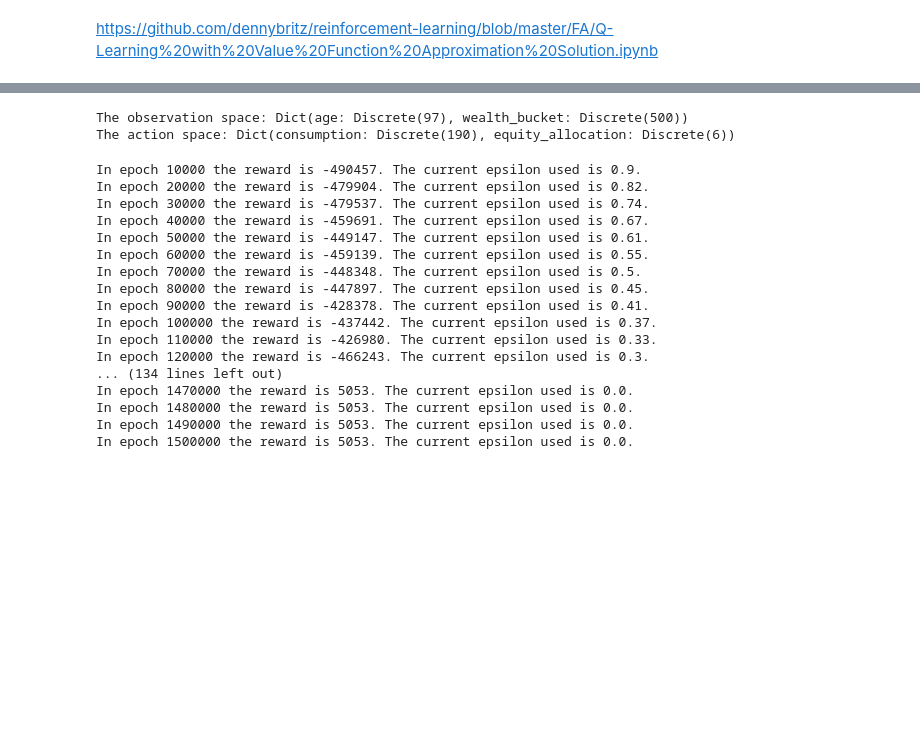
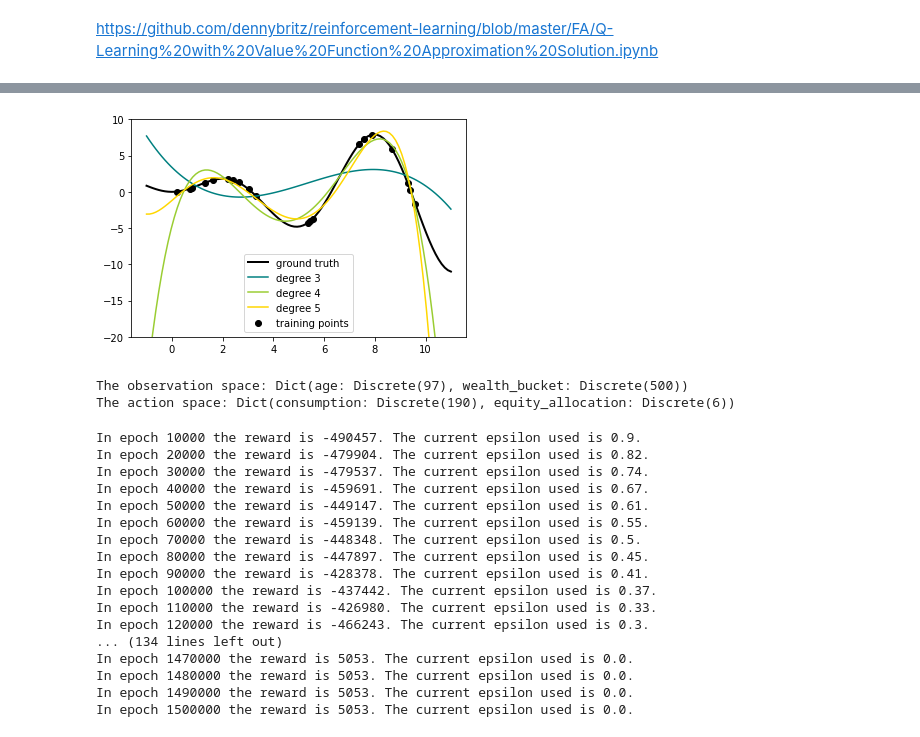
Before and after one commit to larloch10938/ucl_final_project, a Jupyter notebook: reinforcement/test3_gym.ipynb, the cells around one changed output, grey strips where cells are left out. Cells and saved outputs as stored; diff of their text form; code cells hidden in the pictures; blank space fills up the shorter version.

```diff
--- a/reinforcement/test3_gym.ipynb
+++ b/reinforcement/test3_gym.ipynb
@@ -61,3 +74,47 @@ https://github.com/dennybritz/reinforcement-learning/blob/master/FA/Q-Learning%2
+# %%
+from sklearn.linear_model import Ridge
+from sklearn.preprocessing import PolynomialFeatures
+from sklearn.pipeline import make_pipeline
+
+def f(x):
+    """Function to be approximated by polynomial interpolation."""
+    return x * np.sin(x)
+
+# whole range we want to plot
+x_plot = np.linspace(-1, 11, 100)
+
+x_train = np.linspace(0, 10, 100)
+rng = np.random.RandomState(0)
+x_train = np.sort(rng.choice(x_train, size=20, replace=False))
+y_train = f(x_train)
+
+# create 2D-array versions of these arrays to feed to transformers
+X_train = x_train[:, np.newaxis]
+X_plot = x_plot[:, np.newaxis]
+
+# plot function
+lw = 2
+fig, ax = plt.subplots()
+ax.set_prop_cycle(
+    color=["black", "teal", "yellowgreen", "gold", "darkorange", "tomato"]
+)
+ax.plot(x_plot, f(x_plot), linewidth=lw, label="ground truth")
+
+# plot training points
+ax.scatter(x_train, y_train, label="training points")
+
+# polynomial features
+for degree in [3, 4, 5]:
+    model = make_pipeline(PolynomialFeatures(degree), Ridge(alpha=1e-3))
+    model.fit(X_train, y_train)
+    y_plot = model.predict(X_plot)
+    ax.plot(x_plot, y_plot, label=f"degree {degree}")
+
+ax.legend(loc="lower center")
+ax.set_ylim(-20, 10)
+plt.show()
+# %% [output]
+[figure, added]
 # %%
 class LifecycleEnv(gym.Env):
     def __init__(self):
```
Also changed, not shown: parts of 1 cell of this notebook.
